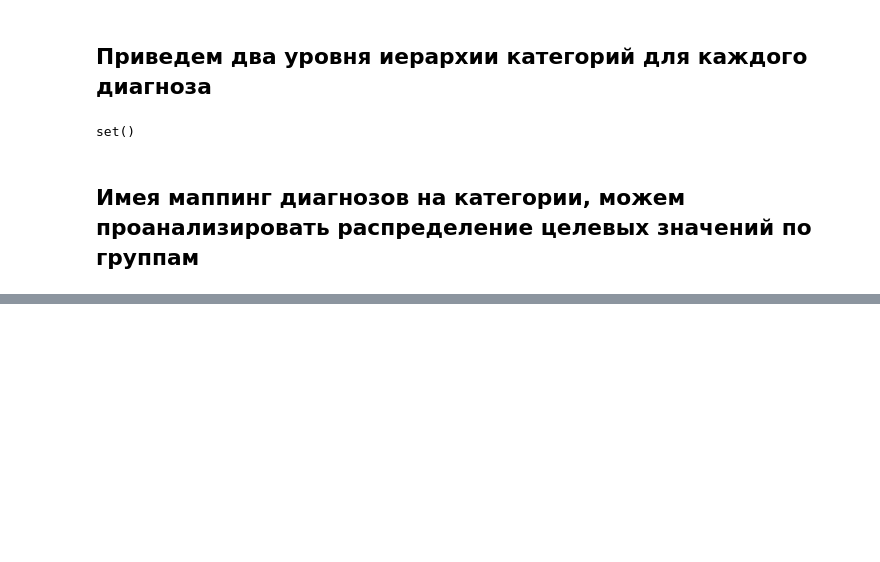
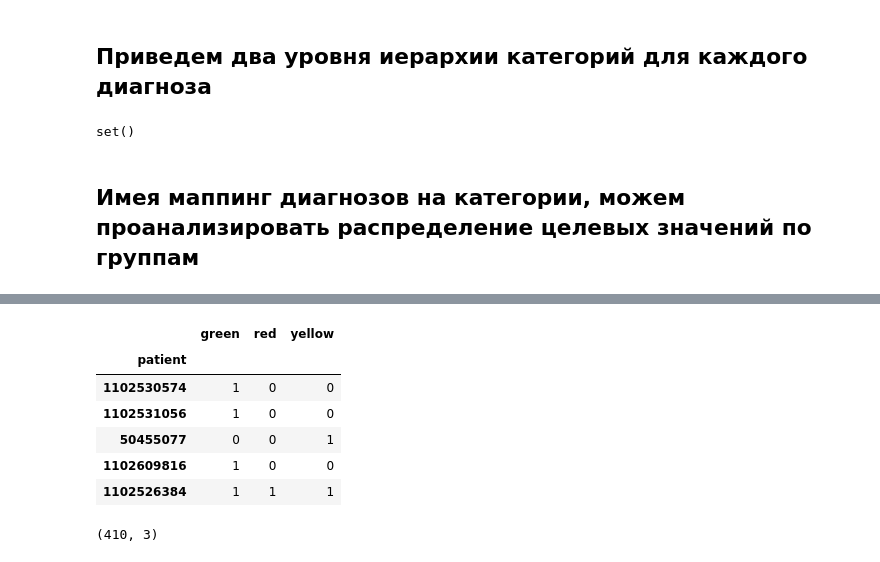
Before and after one commit to Venopacman/esn_research, a Jupyter notebook: ecg_first_steps.ipynb, the cells around one changed output, grey strips where cells are left out. Drawn from its saved outputs; the diff is of its cells as text; code cells hidden in the pictures; blank space fills up the shorter version.

```diff
--- a/ecg_first_steps.ipynb
+++ b/ecg_first_steps.ipynb
@@ -157,0 +194,14 @@ Index(['WPW_syndrome', 'deviation_left', 'regular_normosystole'], dtype='object'
+# %%
+df_categorised_targets_color_level.set_index('patient').head()
+# %% [output]
+|  | green | red | yellow |
+| patient |  |  |  |
+| 1102530574 | 1 | 0 | 0 |
+| 1102531056 | 1 | 0 | 0 |
+| 50455077 | 0 | 0 | 1 |
+| 1102609816 | 1 | 0 | 0 |
+| 1102526384 | 1 | 1 | 1 |
+# %%
+df_categorised_targets_color_level.set_index('patient').shape
+# %% [output]
+(410, 3)
```
Also changed, not shown: parts of 18 cells of this notebook, 1 other file.
